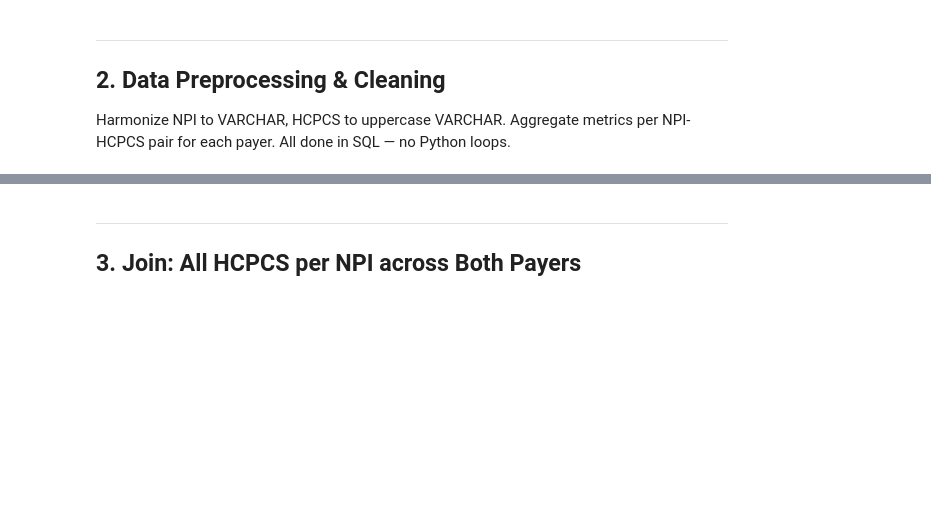
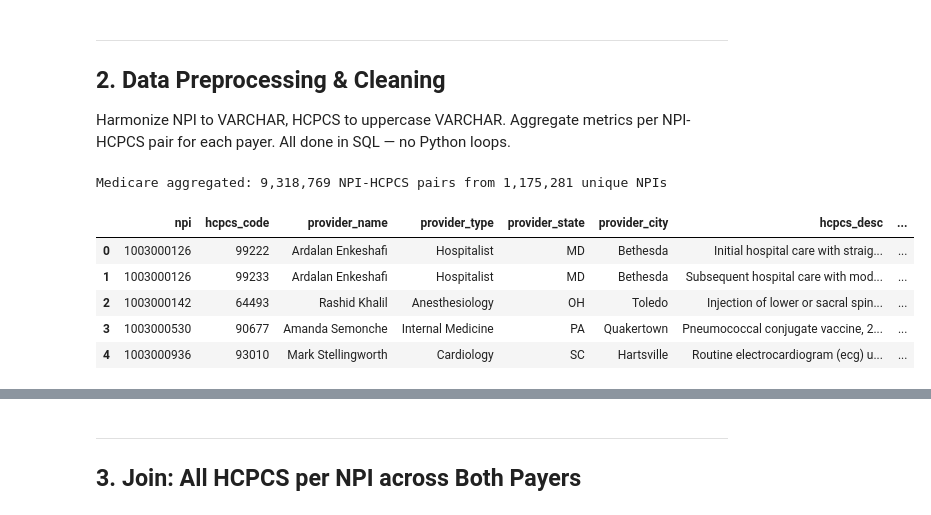
Before and after one commit to MerokaInc/quality-stream, a Jupyter notebook: notebook.ipynb, the cells around one changed output, grey strips where cells are left out. Cells and saved outputs as stored; diff of their text form; code cells hidden in the pictures; blank space fills up the shorter version.

```diff
--- a/notebook.ipynb
+++ b/notebook.ipynb
@@ -175,28 +286,36 @@ Harmonize NPI to VARCHAR, HCPCS to uppercase VARCHAR. Aggregate metrics per NPI-
 # %%
 # Medicare: aggregate by NPI + HCPCS, compute total payments from avg * volume
 con.execute("""
     CREATE OR REPLACE TABLE medicare_agg AS
     SELECT
         CAST(Rndrng_NPI AS VARCHAR)        AS npi,
         UPPER(TRIM(HCPCS_Cd))              AS hcpcs_code,
-        -- provider info (first occurrence)
-        FIRST(Rndrng_Prvdr_First_Name || ' ' || Rndrng_Prvdr_Last_Org_Name) AS provider_name,
+        -- provider info (first occurrence) — COALESCE handles NULL first names for orgs
+        FIRST(TRIM(COALESCE(Rndrng_Prvdr_First_Name, '') || ' ' || Rndrng_Prvdr_Last_Org_Name)) AS provider_name,
         FIRST(Rndrng_Prvdr_Type)           AS provider_type,
         FIRST(Rndrng_Prvdr_State_Abrvtn)   AS provider_state,
         FIRST(Rndrng_Prvdr_City)           AS provider_city,
         FIRST(HCPCS_Desc)                  AS hcpcs_desc,
         -- aggregated metrics
         SUM(Tot_Benes)::BIGINT             AS medicare_total_benes,
         SUM(Tot_Srvcs)::BIGINT             AS medicare_total_srvcs,
         SUM(Tot_Bene_Day_Srvcs)::BIGINT    AS medicare_total_bene_day_srvcs,
         ROUND(SUM(Avg_Mdcr_Pymt_Amt * Tot_Srvcs), 2)   AS medicare_total_pymt,
         ROUND(SUM(Avg_Sbmtd_Chrg * Tot_Srvcs), 2)      AS medicare_total_chrg,
         ROUND(SUM(Avg_Mdcr_Alowd_Amt * Tot_Srvcs), 2)  AS medicare_total_alowd
     FROM medicare_raw
     GROUP BY 1, 2
 """)
 
 stats = con.execute("SELECT count(*) AS pairs, count(DISTINCT npi) AS npis FROM medicare_agg").fetchone()
 print(f"Medicare aggregated: {stats[0]:,} NPI-HCPCS pairs from {stats[1]:,} unique NPIs")
 con.execute("SELECT * FROM medicare_agg LIMIT 5").df()
+# %% [output]
+Medicare aggregated: 9,318,769 NPI-HCPCS pairs from 1,175,281 unique NPIs
+|  | npi | hcpcs_code | provider_name | provider_type | provider_state | provider_city | hcpcs_desc | ... |
+| 0 | 1003000126 | 99222 | Ardalan Enkeshafi | Hospitalist | MD | Bethesda | Initial hospital care with straig... | ... |
+| 1 | 1003000126 | 99233 | Ardalan Enkeshafi | Hospitalist | MD | Bethesda | Subsequent hospital care with mod... | ... |
+| 2 | 1003000142 | 64493 | Rashid Khalil | Anesthesiology | OH | Toledo | Injection of lower or sacral spin... | ... |
+| 3 | 1003000530 | 90677 | Amanda Semonche | Internal Medicine | PA | Quakertown | Pneumococcal conjugate vaccine, 2... | ... |
+| 4 | 1003000936 | 93010 | Mark Stellingworth | Cardiology | SC | Hartsville | Routine electrocardiogram (ecg) u... | ... |
 # %%
```
Also changed, not shown: parts of 11 cells of this notebook, 1 other file.
